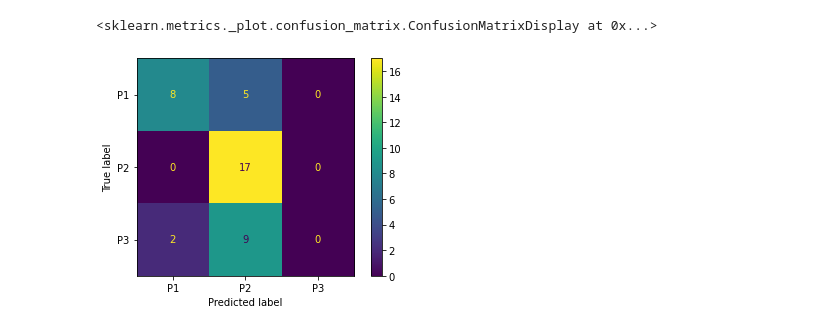
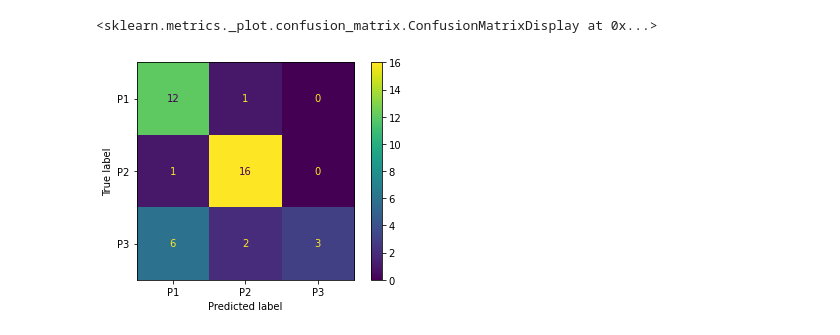
Before and after one commit to lance-gomes/ECE457B, a Jupyter notebook: A1/four.ipynb, the cells around one changed output. Cells and saved outputs as stored; diff of their text form; code cells hidden in the pictures.

```diff
--- a/A1/four.ipynb
+++ b/A1/four.ipynb
@@ -235,7 +235,7 @@ test = (test - test.min(axis=0)) / (test.max(axis=0) - test.min(axis=0))
 
 mlp = keras.models.Sequential()
 
-mlp.add(Dense(1, activation="sigmoid", input_shape=(13,)))
+mlp.add(Dense(3, activation="sigmoid", input_shape=(13,)))
 mlp.add(Dense(3, activation='softmax', name='output'))
 
 optimizer = Adam(lr=0.001)
@@ -256,5 +258,5 @@ Final test set accuracy: 0.609756
 <sklearn.metrics._plot.confusion_matrix.ConfusionMatrixDisplay at 0x...>
-[figure, old version]
+[figure, new version]
 # %%
 # 1 Hidden Layer, 10 nodes, 3 nodes in output layer
 
```
Also changed, not shown: parts of 10 cells of this notebook.
